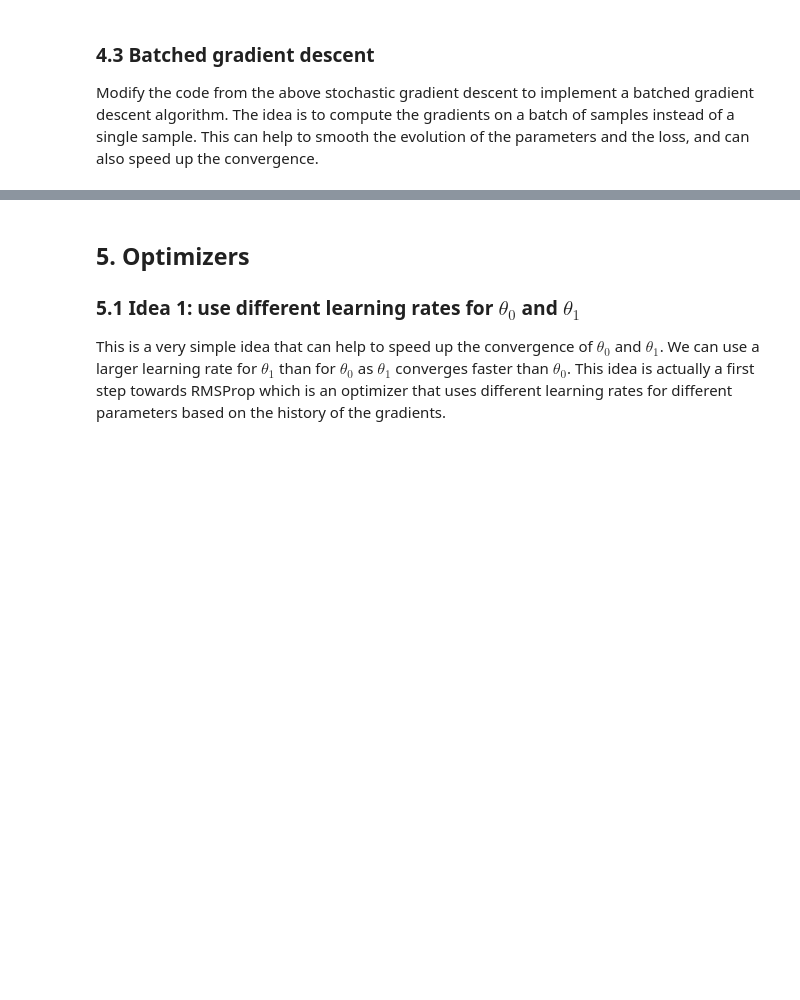
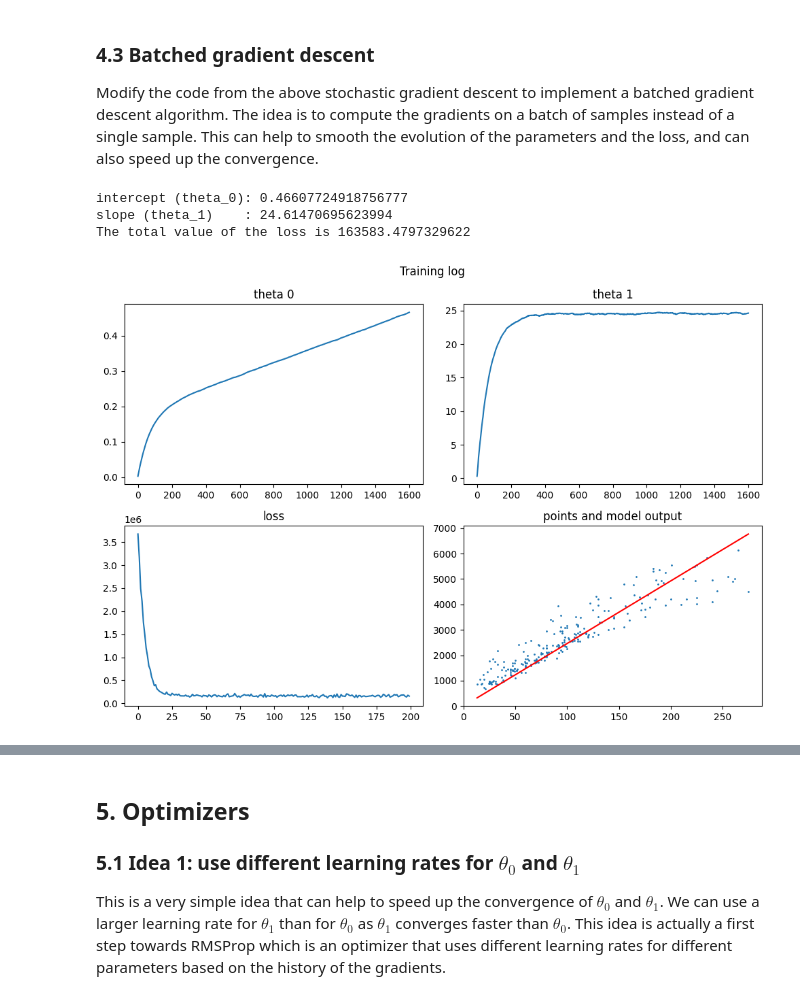
Before and after one commit to lacsapk/PW01, a Jupyter notebook: PW02/MPW2-moodle-input/student-input/cg-linear-regression-stud.ipynb, the cells around one changed output, grey strips where cells are left out. Cells and saved outputs as stored; diff of their text form; code cells hidden in the pictures; blank space fills up the shorter version.

```diff
--- a/PW02/MPW2-moodle-input/student-input/cg-linear-regression-stud.ipynb
+++ b/PW02/MPW2-moodle-input/student-input/cg-linear-regression-stud.ipynb
@@ -314,35 +319,58 @@ Modify the code from the above stochastic gradient descent to implement a batche
 # %%
 alpha = 0.000001  # learning rate can be higher than in the plain vanilla SGD
                   # as we will average the gradients over a batch of samples
 epochs = 200
 batch_size = 32
 N = len(living_area)
 t0 = 0.0
 t1 = 0.0
 
 loss_evolution = []
 t0_evolution = []
 t1_evolution = []
 
 for epoch in range(epochs):
     n_steps = N // batch_size + 1  # the number of batches to make 1 epoch
     epoch_loss = 0.0
+
+    # TO COMPLETE
     for step in range(n_steps):
 
-        ... TO COMPLETE ...
-        # compute the gradients and update theta_0 and theta_1 with the average
-        # of the gradients over the batch
+        grad_t0 = 0.0
+        grad_t1 = 0.0
+        batch_loss = 0.0
 
+        for b in range(batch_size):
+            n = random.choice(range(0, N))
+            cg.reset_values()
+            cg.forward([living_area[n], t0, t1, rent_price[n]])
+            cg.backward()
+
+            grad_t0 += theta_0.grad_v
+            grad_t1 += theta_1.grad_v
+            batch_loss += j.v
+
+        t0 = t0 - alpha * (grad_t0 / batch_size)
+        t1 = t1 - alpha * (grad_t1 / batch_size)
+
+        epoch_loss += batch_loss / batch_size
+        t0_evolution.append(t0)
+        t1_evolution.append(t1)
 
     loss_evolution.append(epoch_loss / n_steps)
     epoch_loss = 0.0
 
 print("intercept (theta_0):", t0)
 print("slope (theta_1)    :", t1)
 y_hat = t0 + t1 * living_area
 J = mse_loss(y_hat, rent_price)
 print("The total value of the loss is", J)
 plot_training_log(loss_evolution, t0_evolution, t1_evolution, living_area, rent_price)
+# %% [output]
+intercept (theta_0): 0.46607724918756777
+slope (theta_1)    : 24.61470695623994
+The total value of the loss is 163583.4797329622
+[figure, added]
 # %% [markdown]
 **Your observations** TO COMPLETE
 
```
Also changed, not shown: parts of 17 cells of this notebook.
